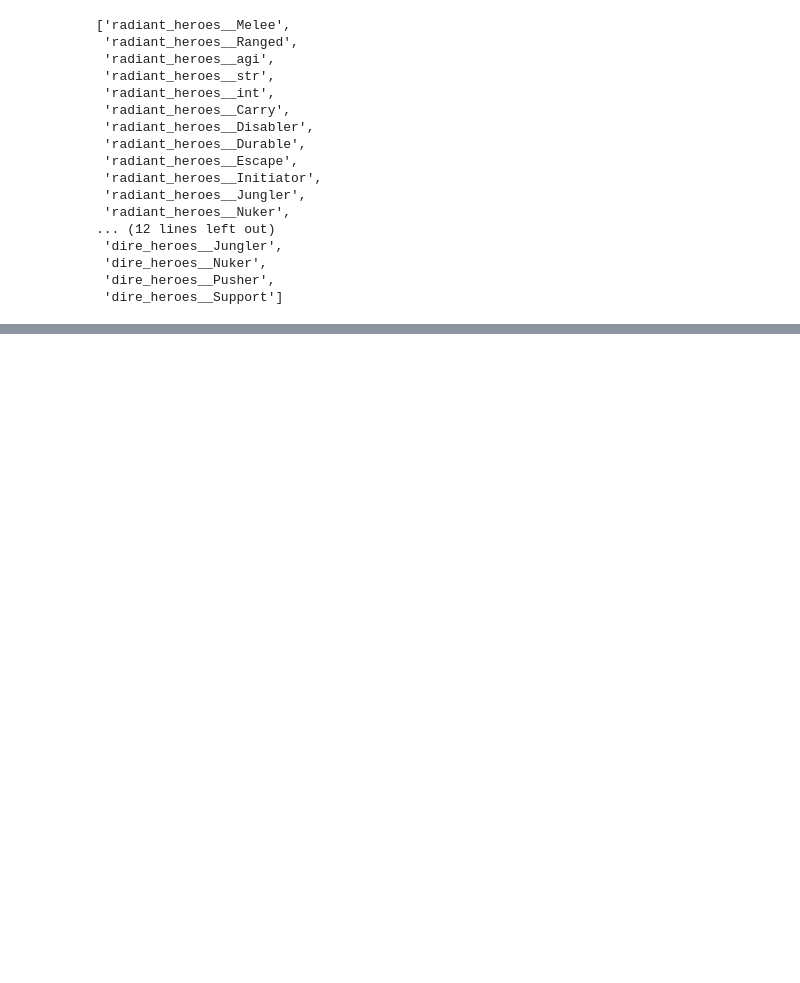
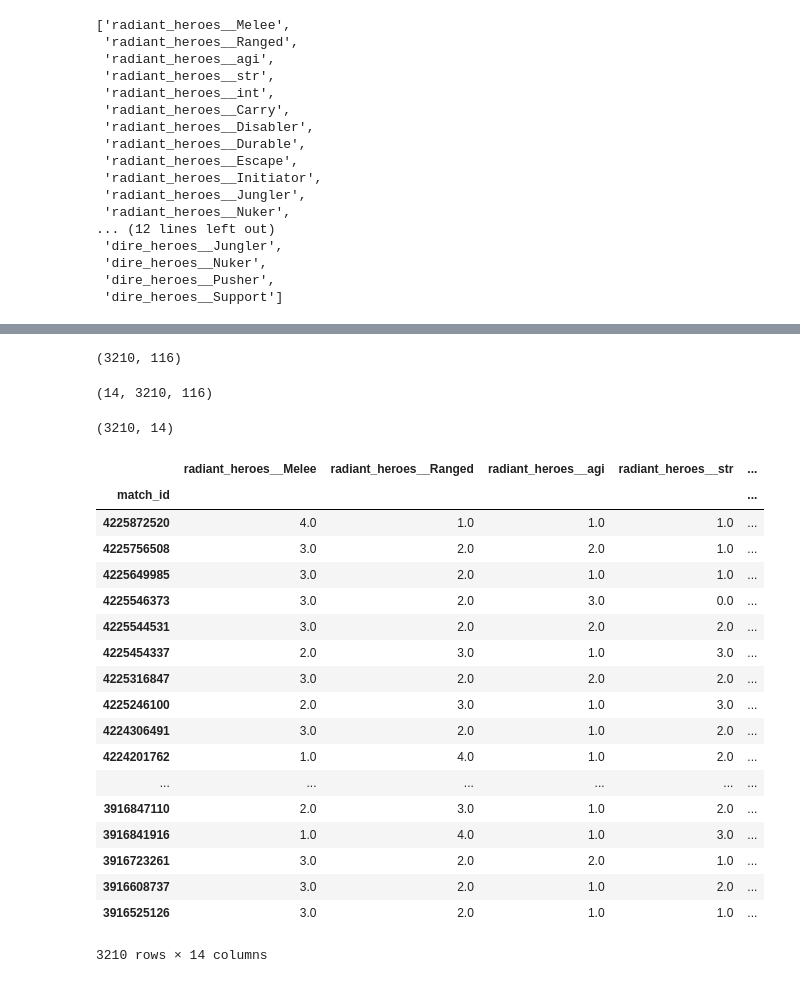
Before and after one commit to CowardlyBattleCat/DotaScience, a Jupyter notebook: DotaScience_EDA.ipynb, the cells around one changed output, grey strips where cells are left out. Saved outputs shown, nothing was run; the diff lists cells and outputs as text; code cells hidden in the pictures; blank space fills up the shorter version.

Commit message:
Modify EDA notebook with test code to populate radiant category sums. Ready to wrap into function for both sides.

```diff
--- a/DotaScience_EDA.ipynb
+++ b/DotaScience_EDA.ipynb
@@ -1403,0 +1422,40 @@ create_hero_category_sum_cols(hero_pick_dummy_df, full_hero_data_df, hero_catego
+# %%
+radiant_picks_ar = hero_pick_dummy_df[radiant_pick_cols].values
+radiant_picks_ar.shape
+# %% [output]
+(3210, 116)
+# %%
+roles_rows_heroes_ar = (reshaped_hero_roles_ar * radiant_picks_ar)
+roles_rows_heroes_ar.shape
+# %% [output]
+(14, 3210, 116)
+# %%
+radiant_roles_ar = np.transpose(np.sum(roles_rows_heroes_ar, axis=2))
+radiant_roles_ar.shape
+# %% [output]
+(3210, 14)
+# %%
+radiant_sum_cols = [col for col in match_cols_full if col[:16] == 'radiant_heroes__']
+empty_full_match[radiant_sum_cols] += radiant_roles_ar
+# %%
+empty_full_match[radiant_sum_cols]
+# %% [output]
+|  | radiant_heroes__Melee | radiant_heroes__Ranged | radiant_heroes__agi | radiant_heroes__str | ... |
+| match_id |  |  |  |  | ... |
+| 4225872520 | 4.0 | 1.0 | 1.0 | 1.0 | ... |
+| 4225756508 | 3.0 | 2.0 | 2.0 | 1.0 | ... |
+| 4225649985 | 3.0 | 2.0 | 1.0 | 1.0 | ... |
+| 4225546373 | 3.0 | 2.0 | 3.0 | 0.0 | ... |
+| 4225544531 | 3.0 | 2.0 | 2.0 | 2.0 | ... |
+| 4225454337 | 2.0 | 3.0 | 1.0 | 3.0 | ... |
+| 4225316847 | 3.0 | 2.0 | 2.0 | 2.0 | ... |
+| 4225246100 | 2.0 | 3.0 | 1.0 | 3.0 | ... |
+| 4224306491 | 3.0 | 2.0 | 1.0 | 2.0 | ... |
+| 4224201762 | 1.0 | 4.0 | 1.0 | 2.0 | ... |
+| ... | ... | ... | ... | ... | ... |
+| 3916847110 | 2.0 | 3.0 | 1.0 | 2.0 | ... |
+| 3916841916 | 1.0 | 4.0 | 1.0 | 3.0 | ... |
+| 3916723261 | 3.0 | 2.0 | 2.0 | 1.0 | ... |
+| 3916608737 | 3.0 | 2.0 | 1.0 | 2.0 | ... |
+| 3916525126 | 3.0 | 2.0 | 1.0 | 1.0 | ... |
+3210 rows × 14 columns
```
Also changed, not shown: parts of 7 cells of this notebook.
